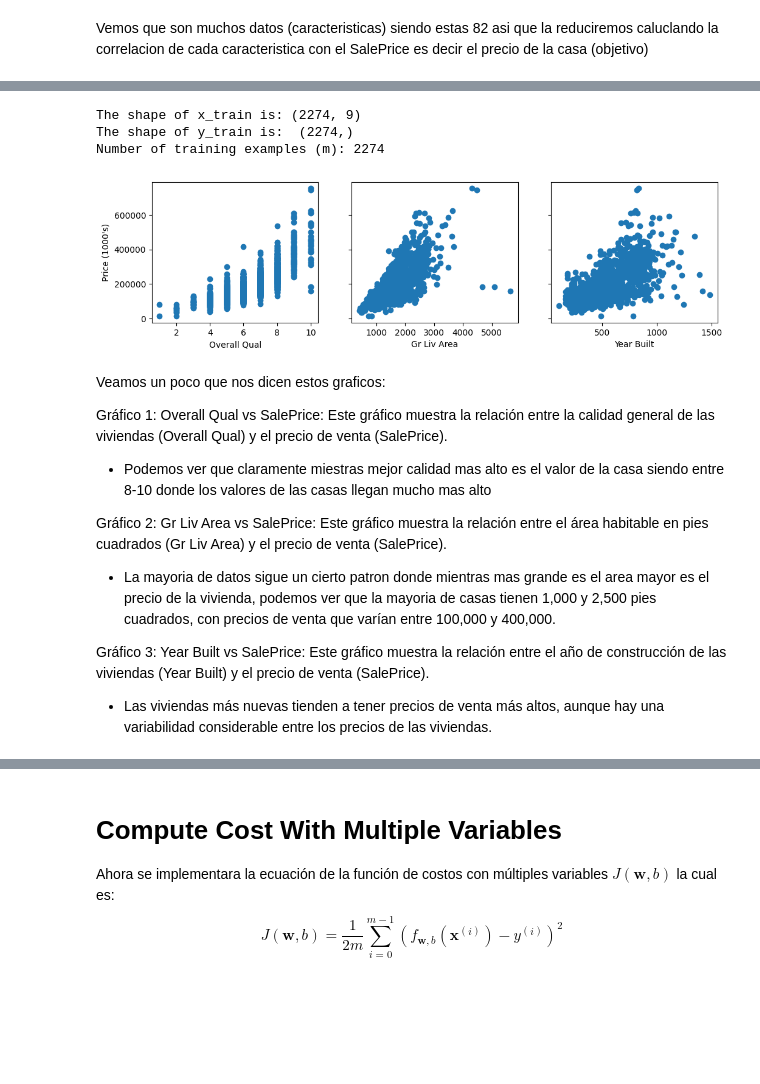
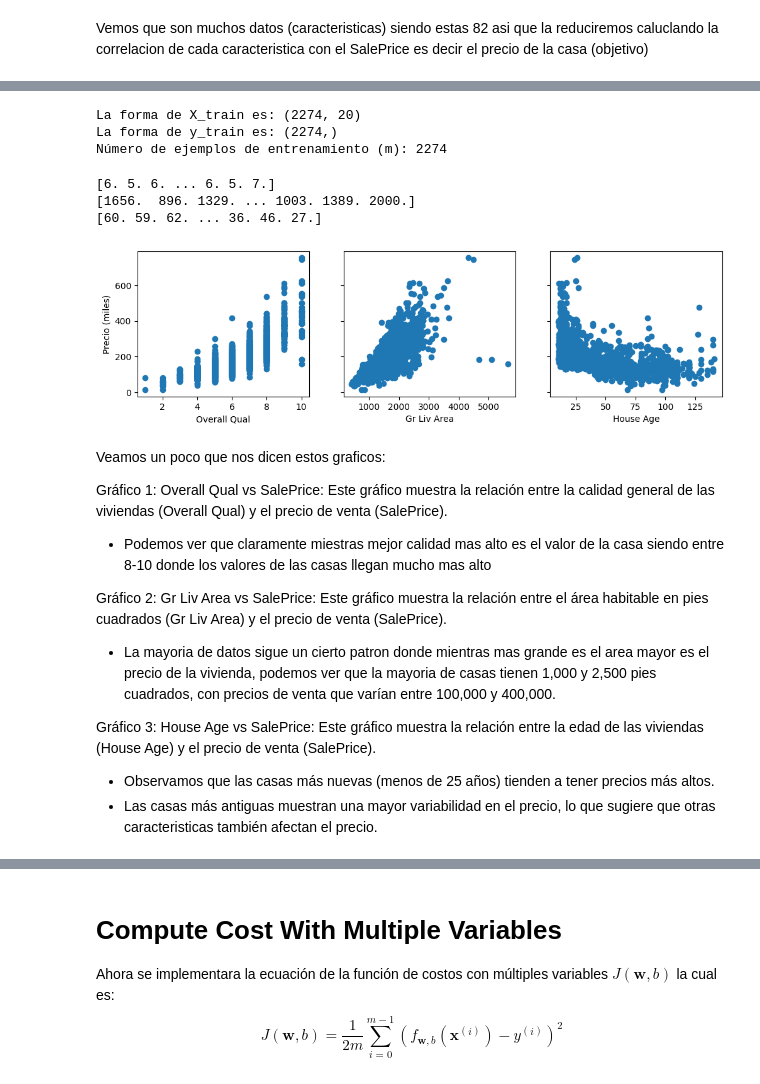
Before and after one commit to NikoMalek/House-prices-linear-regression, a Jupyter notebook: house-price-predict.ipynb, the cells around one changed output, grey strips where cells are left out. Cells and saved outputs as stored; diff of their text form; code cells hidden in the pictures; blank space fills up the shorter version.

```diff
--- a/house-price-predict.ipynb
+++ b/house-price-predict.ipynb
@@ -125,10 +133,20 @@ Muy bien ahora tenermos los datos mas importantes para el SalePrice estos son:
 
 Teniendo estos datos ya sabemos que caracteristicas utilizar asi evitando usar las 82 caracteristicas donde algunas no tendrian mucho impacto
 # %%
-# Asignaremos las caracteristicas a x_train y la variable objetivo SalePrice a y_train
-x_train = numeric_df[['Overall Qual', 'Gr Liv Area', 'Garage Area', 'Garage Cars', 'Total Bsmt SF', '1st Flr SF','Full Bath', 'Year Built', 'Year Remod/Add']]
+# Trasformar la característica 'Year Built' en 'House Age' para que sea más fácil de interpretar
+dataset_year = 2020 # Suponiendo que el dataset se recopila en 2020
+numeric_df['House Age'] = dataset_year - numeric_df['Year Built'] # Año actual - Año de construcción
+
+# Asignaremos las caracteristicas a X_train y la variable objetivo SalePrice a y_train
+X_train = numeric_df[['Overall Qual', 'Gr Liv Area', 'House Age', 'Garage Area', 'Garage Cars', 'Total Bsmt SF', '1st Flr SF','Full Bath','Garage Yr Blt','Year Remod/Add','Mas Vnr Area','TotRms AbvGrd','Fireplaces','BsmtFin SF 1','Lot Frontage','Wood Deck SF','Open Porch SF', 'Lot Area','Bsmt Full Bath','Half Bath']]
 y_train = numeric_df['SalePrice']
 
+# Transformar SalePrice a miles para facilitar la interpretación
+y_train = y_train / 1000
+
+print(X_train.head())
+print(y_train.head())
+
 # Convertir a NumPy arrays para facilitar el manejo
-x_train = x_train.to_numpy()
+X_train = X_train.to_numpy()
 y_train = y_train.to_numpy()
@@ -135,31 +171,35 @@ y_train = y_train.to_numpy()
 # %%
 # Veamos la dimension de nuestros datos
 
-print ('The shape of x_train is:', x_train.shape)
-print ('The shape of y_train is: ', y_train.shape)
-print ('Number of training examples (m):', len(x_train))
+print ('La forma de X_train es:', X_train.shape)
+print ('La forma de y_train es:', y_train.shape)
+print ('Número de ejemplos de entrenamiento (m):', len(X_train))
 # %% [output]
-The shape of x_train is: (2274, 9)
-The shape of y_train is:  (2274,)
-Number of training examples (m): 2274
+La forma de X_train es: (2274, 20)
+La forma de y_train es: (2274,)
+Número de ejemplos de entrenamiento (m): 2274
 # %%
 
 # Vamos a ver estos 3 features donde veremos estos 3 graficos
 # Gráfico de dispersión para 'Overall Qual' vs 'SalePrice'
 # Gráfico de dispersión para 'Gr Liv Area' vs 'SalePrice'
-# Gráfico de dispersión para 'Year Built' vs 'SalePrice'
+# Gráfico de dispersión para 'House Age' vs 'SalePrice'
 
-X_features = ['Overall Qual', 'Gr Liv Area', 'Year Built']
+X_features_grafic = ['Overall Qual', 'Gr Liv Area', 'House Age']
 
 # Visualicemos los datos con matplotlib
 fig,ax=plt.subplots(1, 3, figsize=(12, 3), sharey=True)
 for i in range(len(ax)):
-    ax[i].scatter(x_train[:,i],y_train)
-    ax[i].set_xlabel(X_features[i])
-ax[0].set_ylabel("Price (1000's)")
+    print (X_train[:,i])
+    ax[i].scatter(X_train[:,i],y_train)
+    ax[i].set_xlabel(X_features_grafic[i])
+ax[0].set_ylabel("Precio (miles)")
 plt.show()
 # %% [output]
+[6. 5. 6. ... 6. 5. 7.]
+[1656.  896. 1329. ... 1003. 1389. 2000.]
+[60. 59. 62. ... 36. 46. 27.]
-[figure, old version]
+[figure, new version]
 # %% [markdown]
 Veamos un poco que nos dicen estos graficos:
 
@@ -169,5 +209,6 @@ Gráfico 1: Overall Qual vs SalePrice: Este gráfico muestra la relación entre
 Gráfico 2: Gr Liv Area vs SalePrice: Este gráfico muestra la relación entre el área habitable en pies cuadrados (Gr Liv Area) y el precio de venta (SalePrice).
 - La mayoria de datos sigue un cierto patron donde mientras mas grande es el area mayor es el precio de la vivienda, podemos ver que la mayoria de casas tienen 1,000 y 2,500 pies cuadrados, con precios de venta que varían entre 100,000 y 400,000.
 
-Gráfico 3: Year Built vs SalePrice: Este gráfico muestra la relación entre el año de construcción de las viviendas (Year Built) y el precio de venta (SalePrice).
-- Las viviendas más nuevas tienden a tener precios de venta más altos, aunque hay una variabilidad considerable entre los precios de las viviendas.
+Gráfico 3: House Age vs SalePrice: Este gráfico muestra la relación entre la edad de las viviendas (House Age) y el precio de venta (SalePrice).
+- Observamos que las casas más nuevas (menos de 25 años) tienden a tener precios más altos.
+- Las casas más antiguas muestran una mayor variabilidad en el precio, lo que sugiere que otras caracteristicas también afectan el precio.
```
Also changed, not shown: parts of 21 cells of this notebook, 1 other file.
